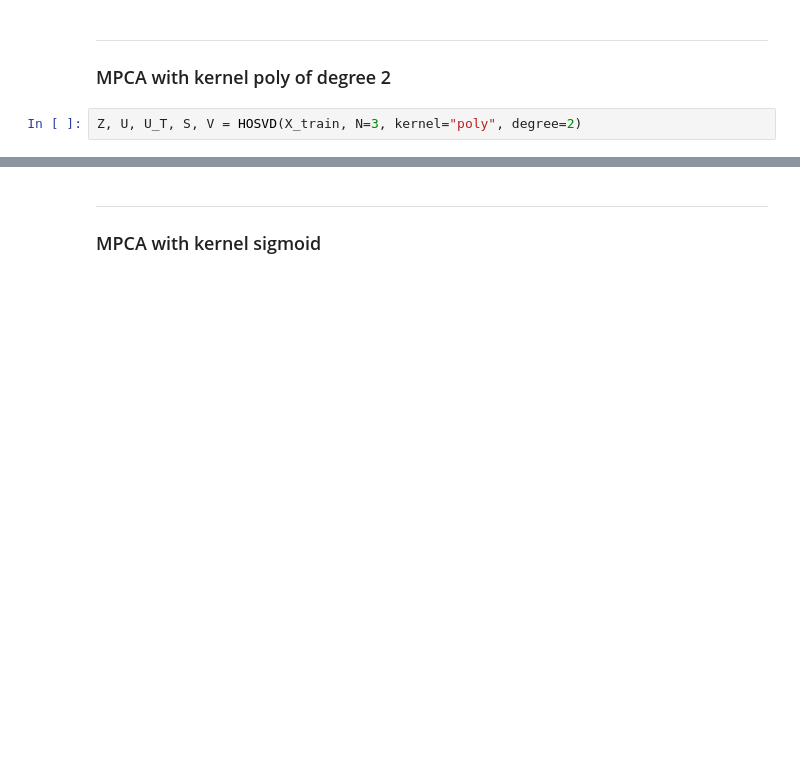
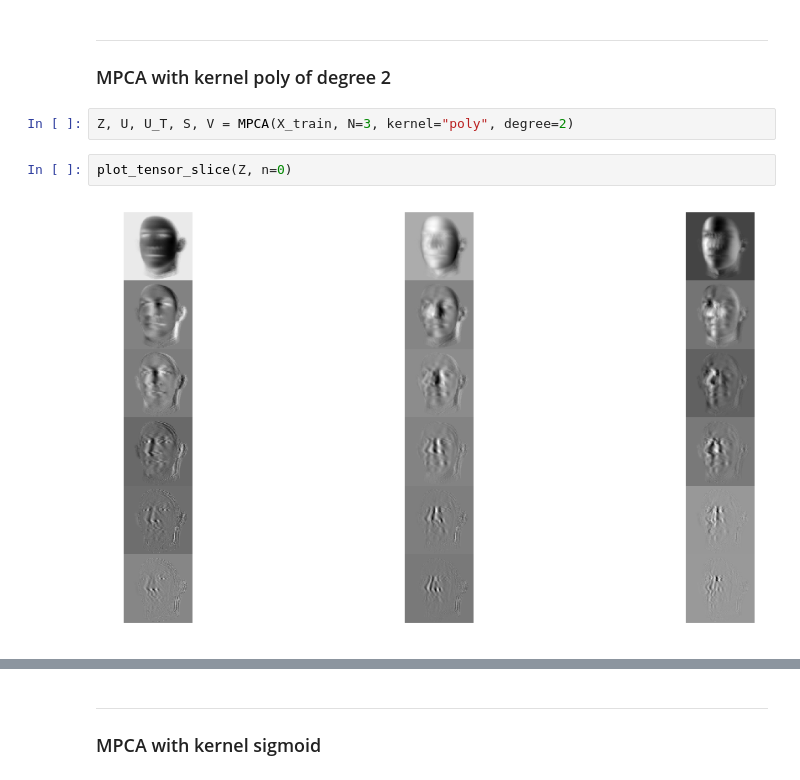
Before and after one commit to aalkhalil155/Kernalized-MICA, a Jupyter notebook: kMICA.ipynb, the cells around one changed output, grey strips where cells are left out. Drawn from its saved outputs; the diff is of its cells as text; blank space fills up the shorter version.

```diff
--- a/kMICA.ipynb
+++ b/kMICA.ipynb
@@ -294,7 +279,11 @@ np.save("./projections/MPCA_x_test",x_test )
 ---------
 ### MPCA with kernel poly of degree 2
 # %%
-Z, U, U_T, S, V = HOSVD(X_train, N=3, kernel="poly", degree=2)
+Z, U, U_T, S, V = MPCA(X_train, N=3, kernel="poly", degree=2)
+# %%
+plot_tensor_slice(Z, n=0)
+# %% [output]
+[figure, added]
 # %%
 start = time.time()
 x_train = []
```
Also changed, not shown: parts of 37 cells of this notebook.
